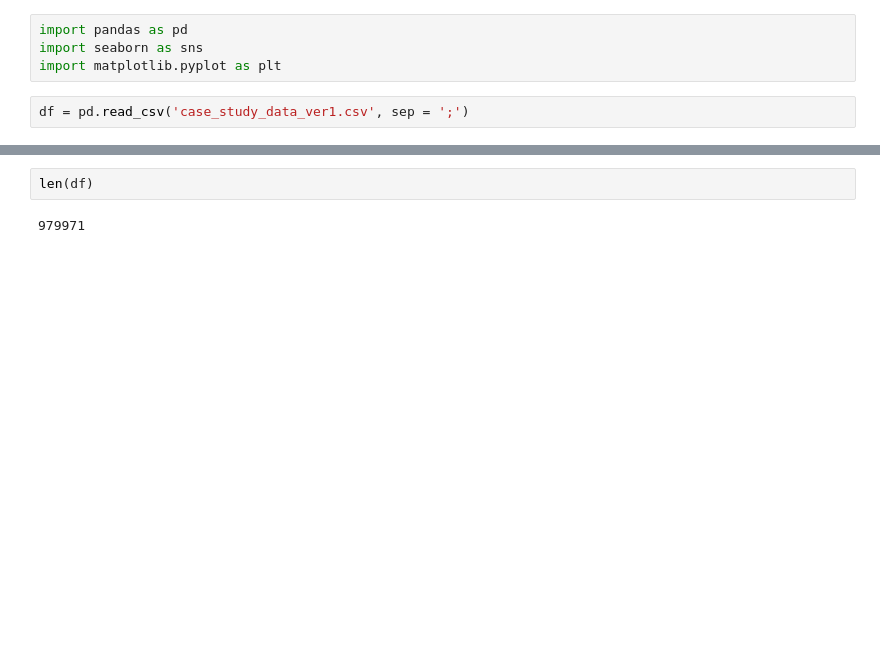
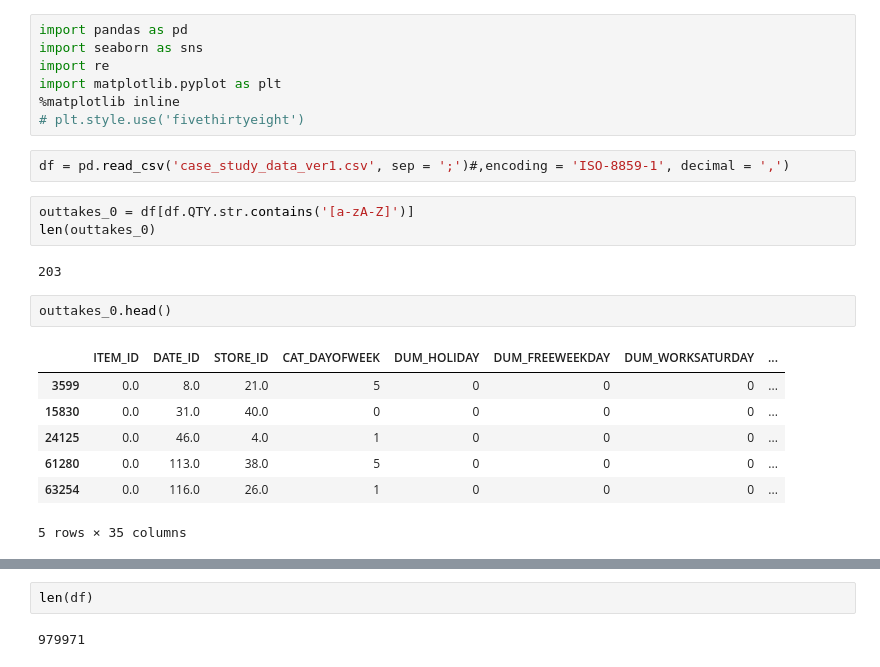
Before and after one commit to sekR4/pred_sale_01, a Jupyter notebook: first_draw.ipynb, the cells around one changed output, grey strips where cells are left out. Saved outputs shown, nothing was run; the diff lists cells and outputs as text; blank space fills up the shorter version.

Commit message:
started data prep

```diff
--- a/first_draw.ipynb
+++ b/first_draw.ipynb
@@ -1,6 +1,24 @@
 # %%
 import pandas as pd
 import seaborn as sns
+import re
 import matplotlib.pyplot as plt
+%matplotlib inline
+# plt.style.use('fivethirtyeight')
 # %%
-df = pd.read_csv('case_study_data_ver1.csv', sep = ';')
+df = pd.read_csv('case_study_data_ver1.csv', sep = ';')#,encoding = 'ISO-8859-1', decimal = ',')
+# %%
+outtakes_0 = df[df.QTY.str.contains('[a-zA-Z]')]
+len(outtakes_0)
+# %% [output]
+203
+# %%
+outtakes_0.head()
+# %% [output]
+|  | ITEM_ID | DATE_ID | STORE_ID | CAT_DAYOFWEEK | DUM_HOLIDAY | DUM_FREEWEEKDAY | DUM_WORKSATURDAY | ... |
+| 3599 | 0.0 | 8.0 | 21.0 | 5 | 0 | 0 | 0 | ... |
+| 15830 | 0.0 | 31.0 | 40.0 | 0 | 0 | 0 | 0 | ... |
+| 24125 | 0.0 | 46.0 | 4.0 | 1 | 0 | 0 | 0 | ... |
+| 61280 | 0.0 | 113.0 | 38.0 | 5 | 0 | 0 | 0 | ... |
+| 63254 | 0.0 | 116.0 | 26.0 | 1 | 0 | 0 | 0 | ... |
+5 rows × 35 columns
```
Also changed, not shown: parts of 21 cells of this notebook.
